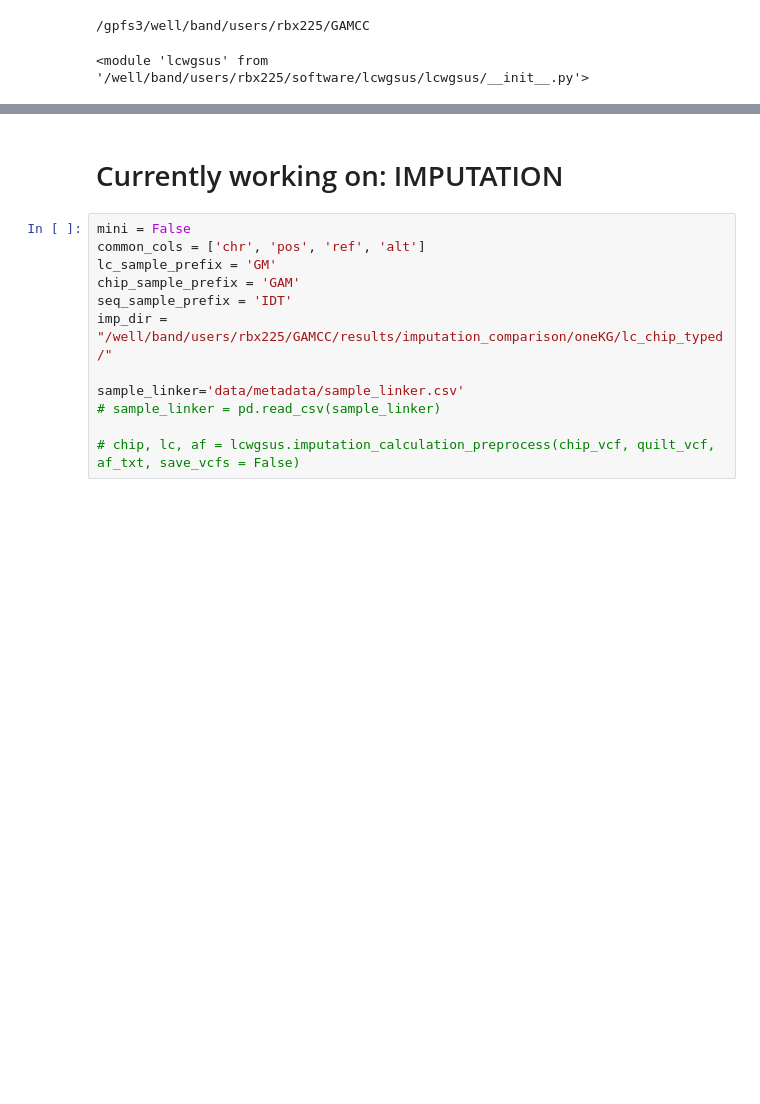
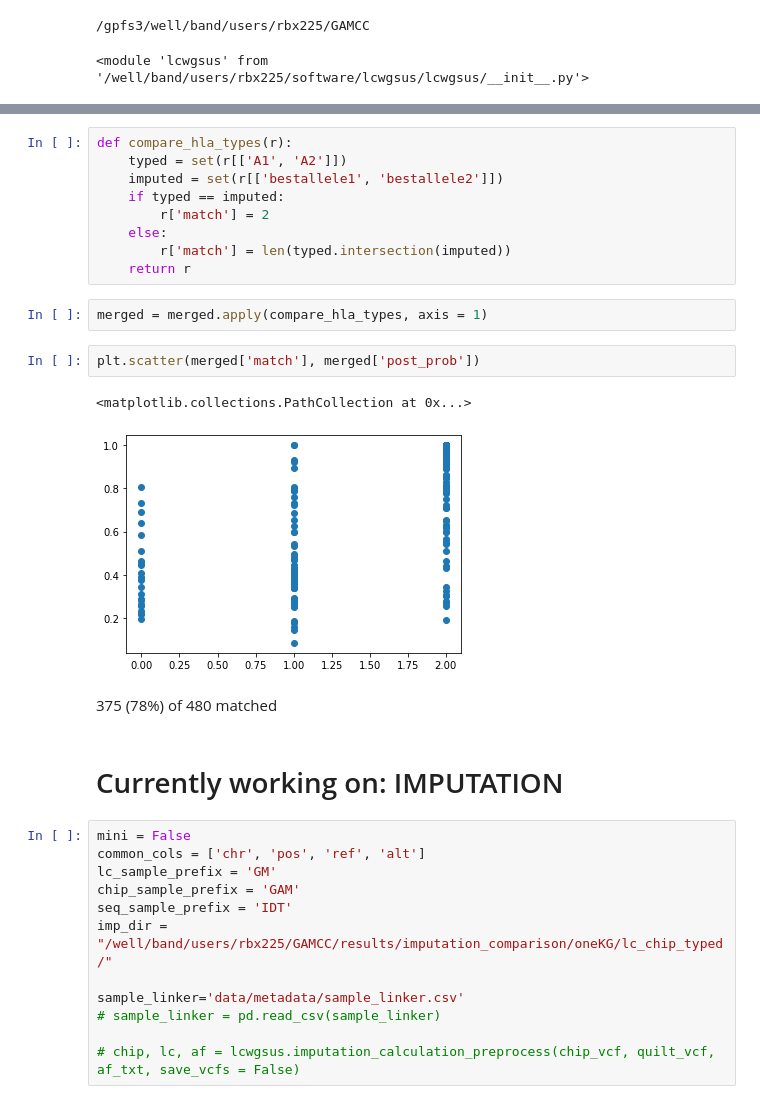
Before and after one commit to Suuuuuuuus/LCWGS_pipeline, a Jupyter notebook: scripts/lcwgs_tmp.ipynb, the cells around one changed output, grey strips where cells are left out. Saved outputs shown, nothing was run; the diff lists cells and outputs as text; blank space fills up the shorter version.

```diff
--- a/scripts/lcwgs_tmp.ipynb
+++ b/scripts/lcwgs_tmp.ipynb
@@ -46,3 +273,21 @@ importlib.reload(lcwgsus)
+# %%
+def compare_hla_types(r):
+    typed = set(r[['A1', 'A2']])
+    imputed = set(r[['bestallele1', 'bestallele2']])
+    if typed == imputed:
+        r['match'] = 2
+    else:
+        r['match'] = len(typed.intersection(imputed))
+    return r
+# %%
+merged = merged.apply(compare_hla_types, axis = 1)
+# %%
+plt.scatter(merged['match'], merged['post_prob'])
+# %% [output]
+<matplotlib.collections.PathCollection at 0x...>
+[figure, added]
+# %% [markdown]
+375 (78%) of 480 matched
 # %% [markdown]
 # Currently working on: IMPUTATION
 # %%
```
Also changed, not shown: parts of 17 cells of this notebook.
